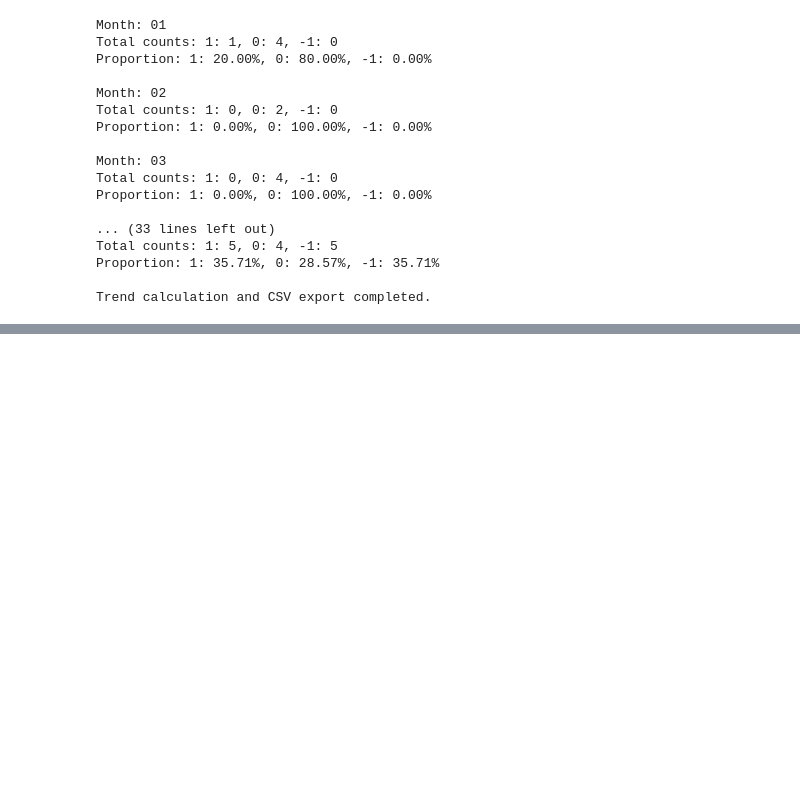
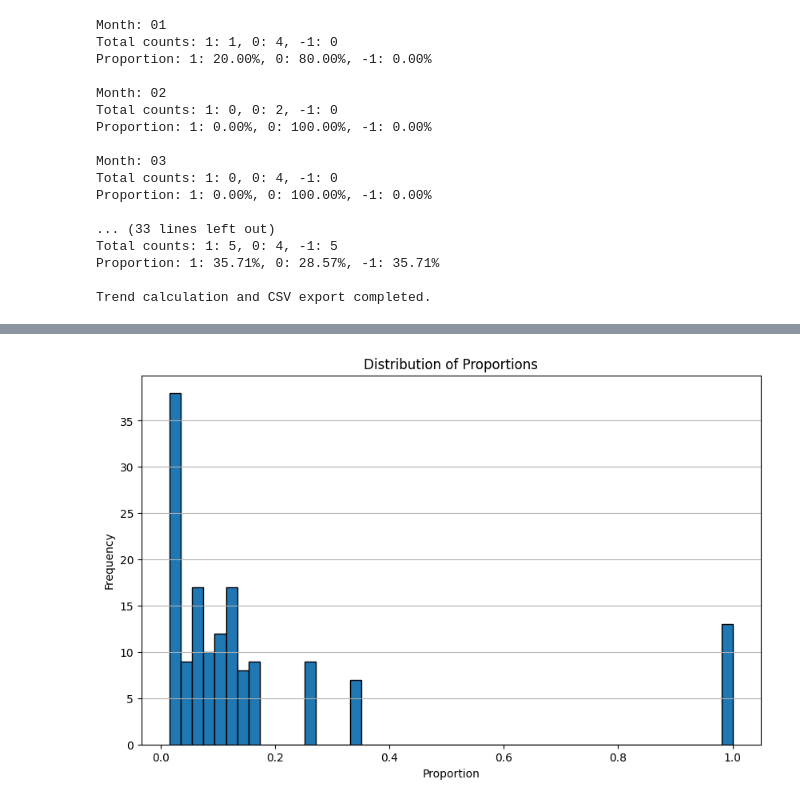
Before and after one commit to diandianyilin/fashion, a Jupyter notebook: model/label.ipynb, the cells around one changed output, grey strips where cells are left out. Drawn from its saved outputs; the diff is of its cells as text; code cells hidden in the pictures; blank space fills up the shorter version.

```diff
--- a/model/label.ipynb
+++ b/model/label.ipynb
@@ -335,0 +352,11 @@ Output saved to /home/disk1/red_disk1/test/after2monthdata_20%_with_trend.csv
+# %%
+# Visualize the 'proportion' column using a histogram
+plt.figure(figsize=(10, 6))
+merged_with_proportions_df['proportion'].plot(kind='hist', bins=50, edgecolor='black')
+plt.xlabel('Proportion')
+plt.ylabel('Frequency')
+plt.title('Distribution of Proportions')
+plt.grid(axis='y')
+plt.show()
+# %% [output]
+[figure, added]
```
Also changed, not shown: parts of 3 cells of this notebook.
